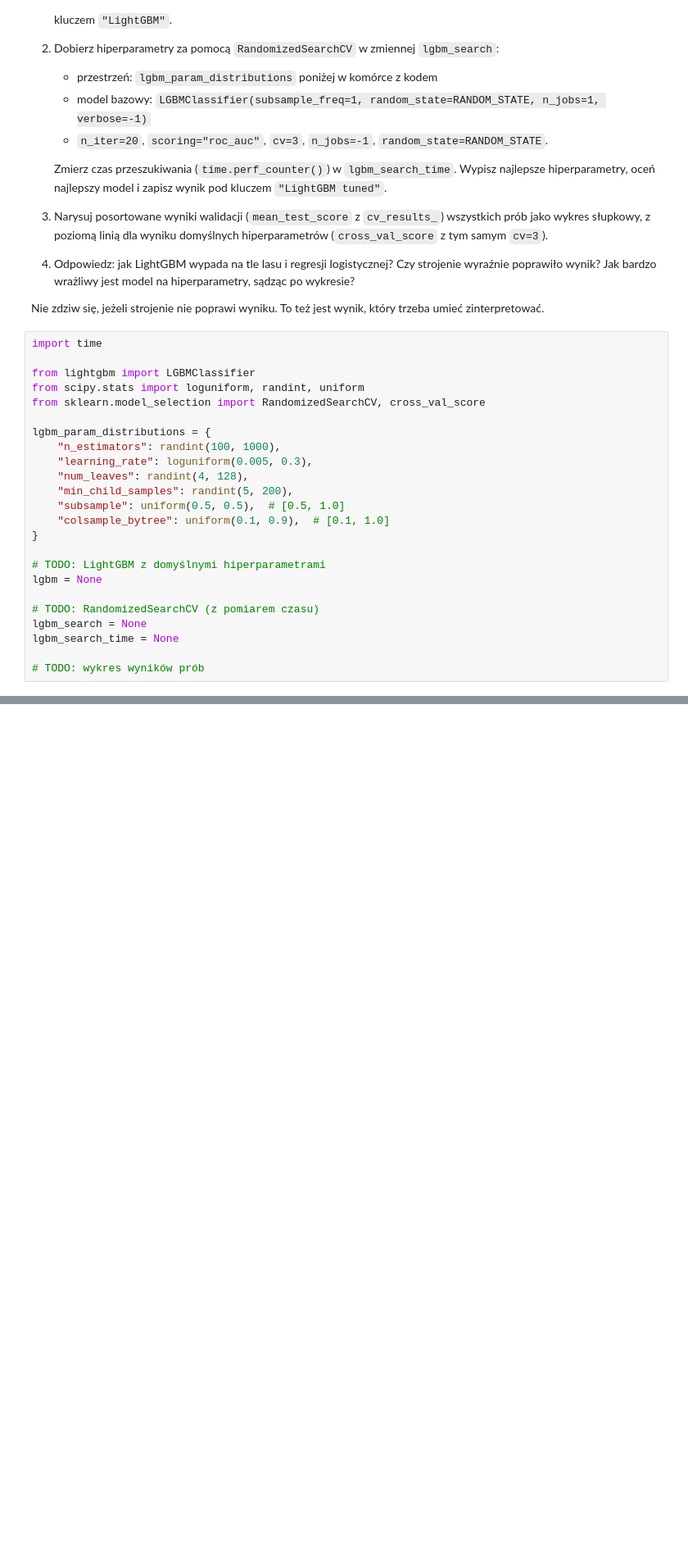
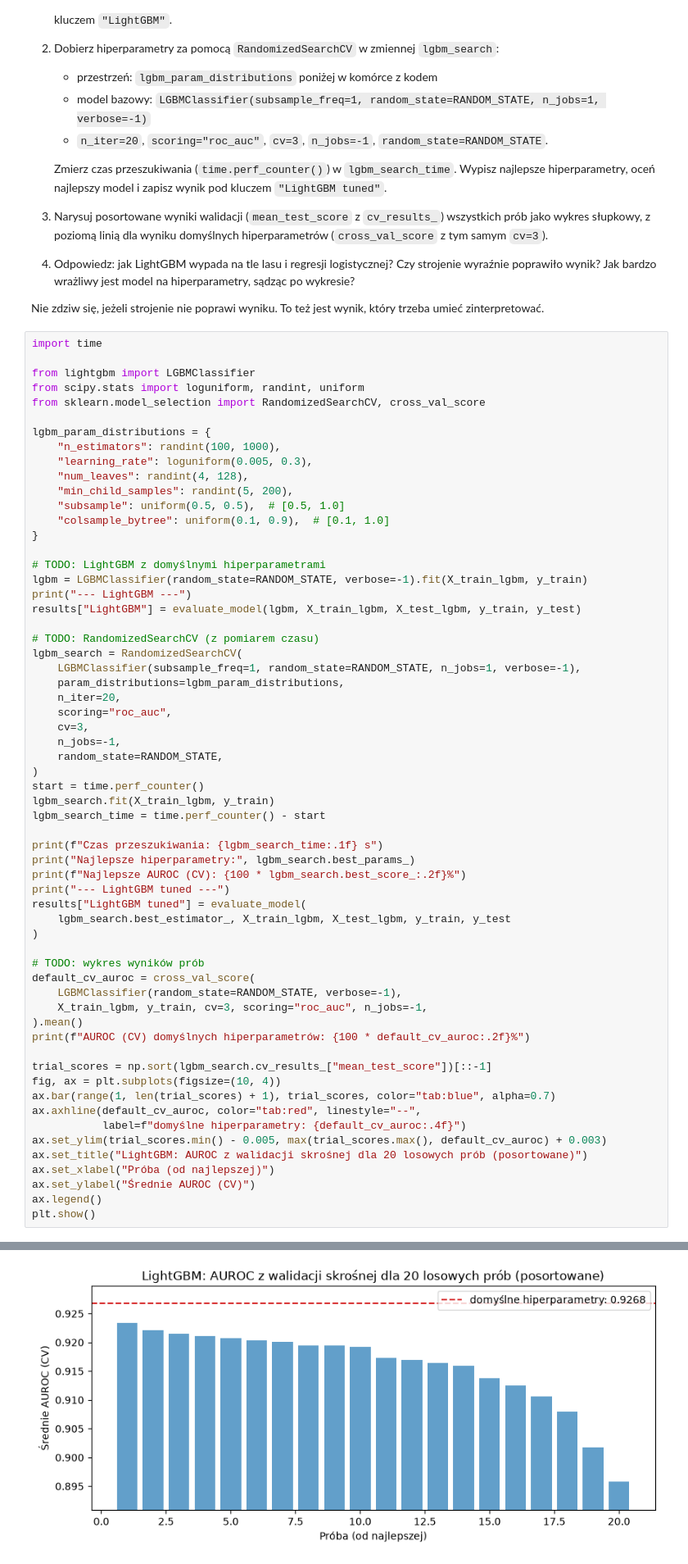
Before and after one commit to lwilanski/machine-learning-s9, a Jupyter notebook: lab02/lab_klasyfikacja.ipynb, the cells around one changed output, grey strips where cells are left out. Shown at 82% size. Drawn from its saved outputs; the diff is of its cells as text; blank space fills up the shorter version.

```diff
--- a/lab02/lab_klasyfikacja.ipynb
+++ b/lab02/lab_klasyfikacja.ipynb
@@ -702,10 +949,48 @@ lgbm_param_distributions = {
 }
 
 # TODO: LightGBM z domyślnymi hiperparametrami
-lgbm = None
+lgbm = LGBMClassifier(random_state=RANDOM_STATE, verbose=-1).fit(X_train_lgbm, y_train)
+print("--- LightGBM ---")
+results["LightGBM"] = evaluate_model(lgbm, X_train_lgbm, X_test_lgbm, y_train, y_test)
 
 # TODO: RandomizedSearchCV (z pomiarem czasu)
-lgbm_search = None
-lgbm_search_time = None
+lgbm_search = RandomizedSearchCV(
+    LGBMClassifier(subsample_freq=1, random_state=RANDOM_STATE, n_jobs=1, verbose=-1),
+    param_distributions=lgbm_param_distributions,
+    n_iter=20,
+    scoring="roc_auc",
+    cv=3,
+    n_jobs=-1,
+    random_state=RANDOM_STATE,
+)
+start = time.perf_counter()
+lgbm_search.fit(X_train_lgbm, y_train)
+lgbm_search_time = time.perf_counter() - start
+
+print(f"Czas przeszukiwania: {lgbm_search_time:.1f} s")
+print("Najlepsze hiperparametry:", lgbm_search.best_params_)
+print(f"Najlepsze AUROC (CV): {100 * lgbm_search.best_score_:.2f}%")
+print("--- LightGBM tuned ---")
+results["LightGBM tuned"] = evaluate_model(
+    lgbm_search.best_estimator_, X_train_lgbm, X_test_lgbm, y_train, y_test
+)
 
 # TODO: wykres wyników prób
+default_cv_auroc = cross_val_score(
+    LGBMClassifier(random_state=RANDOM_STATE, verbose=-1),
+    X_train_lgbm, y_train, cv=3, scoring="roc_auc", n_jobs=-1,
+).mean()
+print(f"AUROC (CV) domyślnych hiperparametrów: {100 * default_cv_auroc:.2f}%")
+
+trial_scores = np.sort(lgbm_search.cv_results_["mean_test_score"])[::-1]
+fig, ax = plt.subplots(figsize=(10, 4))
+ax.bar(range(1, len(trial_scores) + 1), trial_scores, color="tab:blue", alpha=0.7)
+ax.axhline(default_cv_auroc, color="tab:red", linestyle="--",
+           label=f"domyślne hiperparametry: {default_cv_auroc:.4f}")
+ax.set_ylim(trial_scores.min() - 0.005, max(trial_scores.max(), default_cv_auroc) + 0.003)
+ax.set_title("LightGBM: AUROC z walidacji skrośnej dla 20 losowych prób (posortowane)")
+ax.set_xlabel("Próba (od najlepszej)")
+ax.set_ylabel("Średnie AUROC (CV)")
+ax.legend()
+plt.show()
+# %% [output]
@@ -712,3 +1015,4 @@ lgbm_search_time = None
+[figure, added]
 # %%
 assert isinstance(lgbm, LGBMClassifier)
 assert results["LightGBM"]["test_auroc"] > results["Random Forest leaf=5"]["test_auroc"]
```
Also changed, not shown: parts of 36 cells of this notebook.
